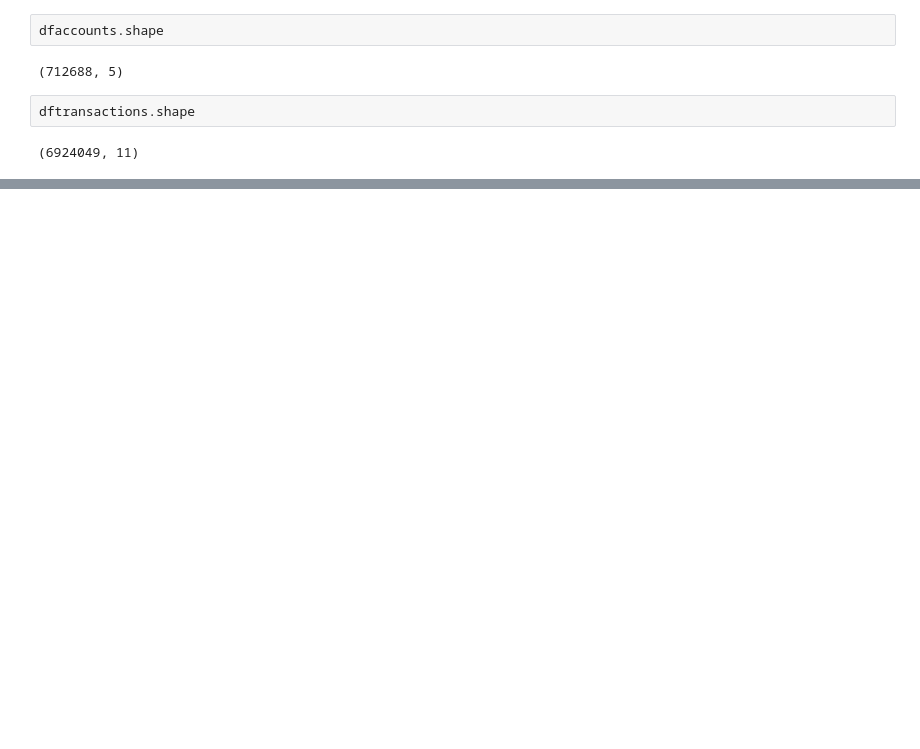
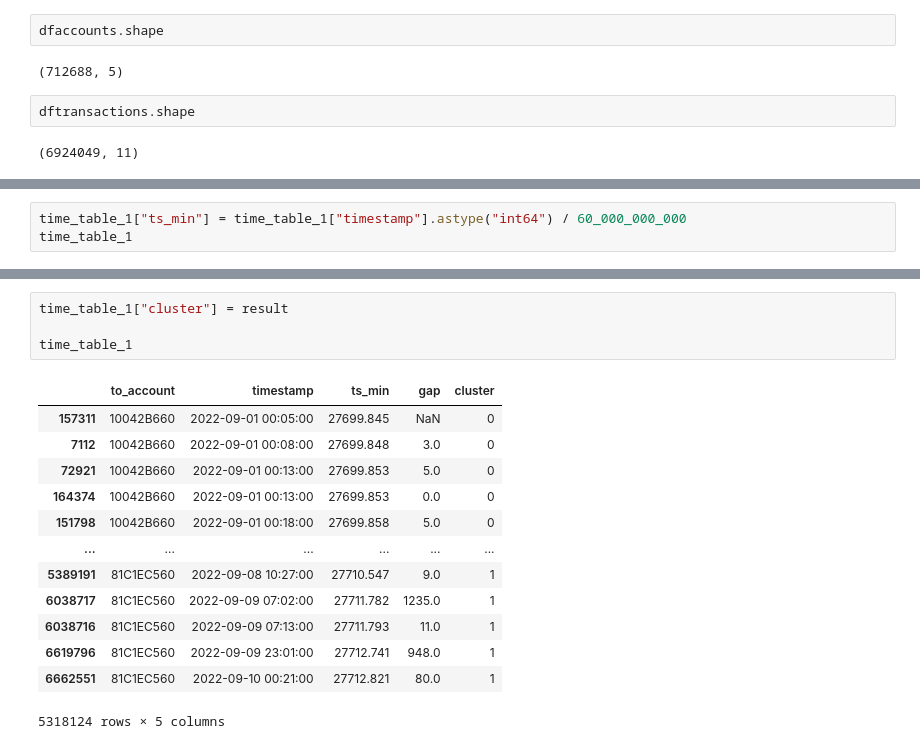
Before and after one commit to rgcou/aml-transaction-analysis1, a Jupyter notebook: AML exploratory analysis.ipynb, the cells around one changed output, grey strips where cells are left out. Cells and saved outputs as stored; diff of their text form; blank space fills up the shorter version.

```diff
--- a/AML exploratory analysis.ipynb
+++ b/AML exploratory analysis.ipynb
@@ -485,0 +637,3 @@ dftransactions.shape
+# %%
+time_table_1["ts_min"] = time_table_1["timestamp"].astype("int64") / 60_000_000_000
+time_table_1
@@ -485,0 +899,18 @@ dftransactions.shape
+# %%
+time_table_1["cluster"] = result
+
+time_table_1
+# %% [output]
+|  | to_account | timestamp | ts_min | gap | cluster |
+| 157311 | 10042B660 | 2022-09-01 00:05:00 | 27699.845 | NaN | 0 |
+| 7112 | 10042B660 | 2022-09-01 00:08:00 | 27699.848 | 3.0 | 0 |
+| 72921 | 10042B660 | 2022-09-01 00:13:00 | 27699.853 | 5.0 | 0 |
+| 164374 | 10042B660 | 2022-09-01 00:13:00 | 27699.853 | 0.0 | 0 |
+| 151798 | 10042B660 | 2022-09-01 00:18:00 | 27699.858 | 5.0 | 0 |
+| ... | ... | ... | ... | ... | ... |
+| 5389191 | 81C1EC560 | 2022-09-08 10:27:00 | 27710.547 | 9.0 | 1 |
+| 6038717 | 81C1EC560 | 2022-09-09 07:02:00 | 27711.782 | 1235.0 | 1 |
+| 6038716 | 81C1EC560 | 2022-09-09 07:13:00 | 27711.793 | 11.0 | 1 |
+| 6619796 | 81C1EC560 | 2022-09-09 23:01:00 | 27712.741 | 948.0 | 1 |
+| 6662551 | 81C1EC560 | 2022-09-10 00:21:00 | 27712.821 | 80.0 | 1 |
+5318124 rows × 5 columns
```
Also changed, not shown: parts of 75 cells of this notebook.
